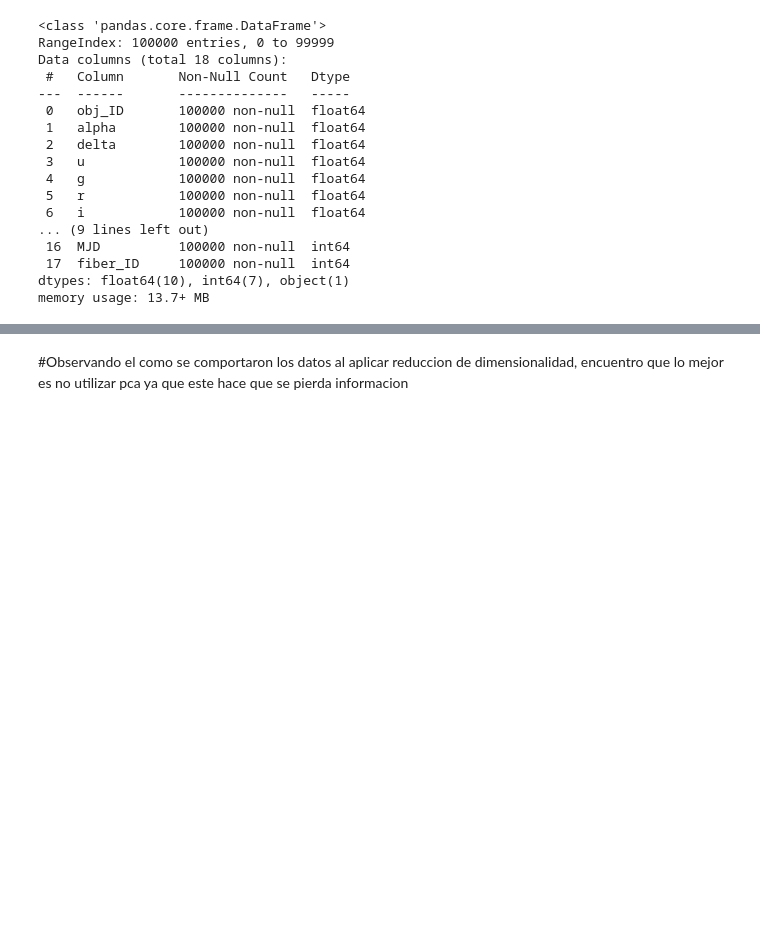
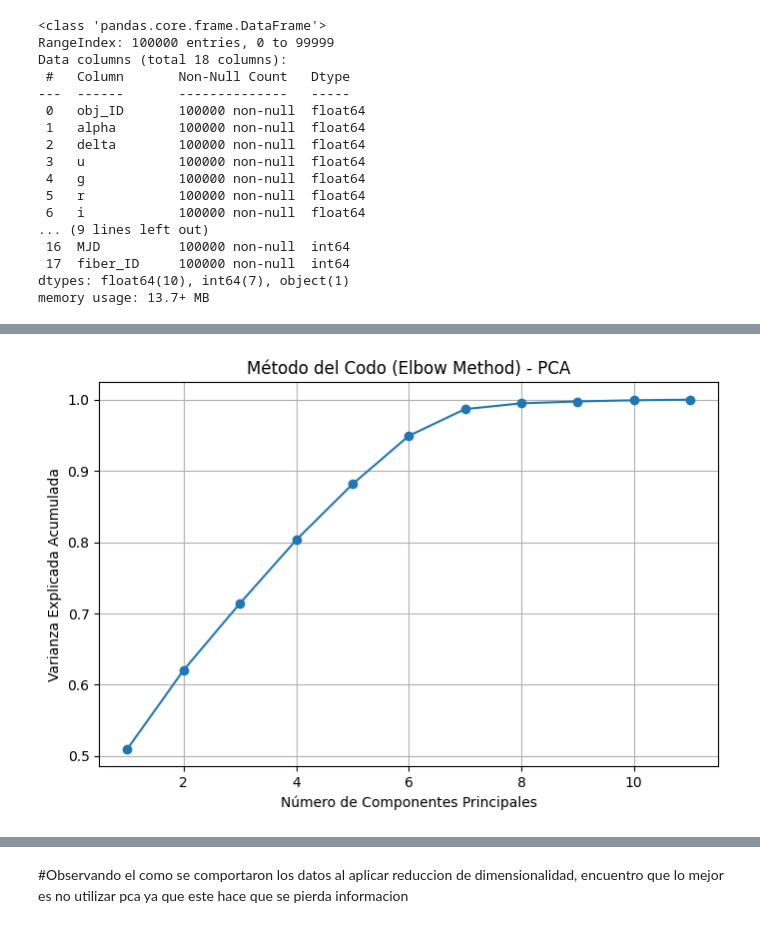
Before and after one commit to Flaviongas/K_Means_ML, a Jupyter notebook: Supervised/Untitled.ipynb, the cells around one changed output, grey strips where cells are left out. Saved outputs shown, nothing was run; the diff lists cells and outputs as text; code cells hidden in the pictures; blank space fills up the shorter version.

```diff
--- a/Supervised/Untitled.ipynb
+++ b/Supervised/Untitled.ipynb
@@ -150,13 +167,15 @@ pca.fit(X_scaled)
 explained_variance = np.cumsum(pca.explained_variance_ratio_)
 # %%
 #---comento esta linea porque en la steam deck no se me renderiza el grafico
-#plt.figure(figsize=(8,5))
-#plt.plot(range(1, len(explained_variance)+1), explained_variance, marker='o')
-#plt.xlabel('Número de Componentes Principales')
-#plt.ylabel('Varianza Explicada Acumulada')
-#plt.title('Método del Codo (Elbow Method) - PCA')
-#plt.grid(True)
-#plt.show()
+plt.figure(figsize=(8,5))
+plt.plot(range(1, len(explained_variance)+1), explained_variance, marker='o')
+plt.xlabel('Número de Componentes Principales')
+plt.ylabel('Varianza Explicada Acumulada')
+plt.title('Método del Codo (Elbow Method) - PCA')
+plt.grid(True)
+plt.show()
+# %% [output]
+[figure, added]
 # %%
 # definicion del primer pipeline no se si esta bien con el concepto de baseline
 pipeline_log = Pipeline([
```
Also changed, not shown: parts of 13 cells of this notebook.
